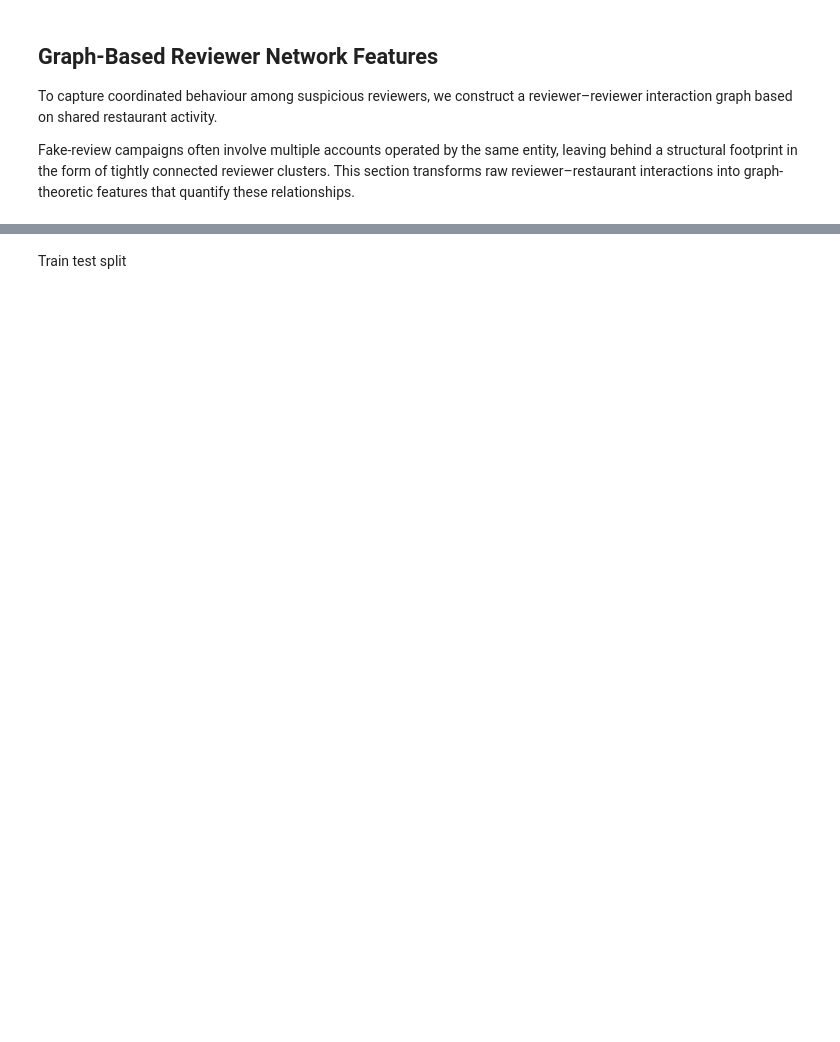
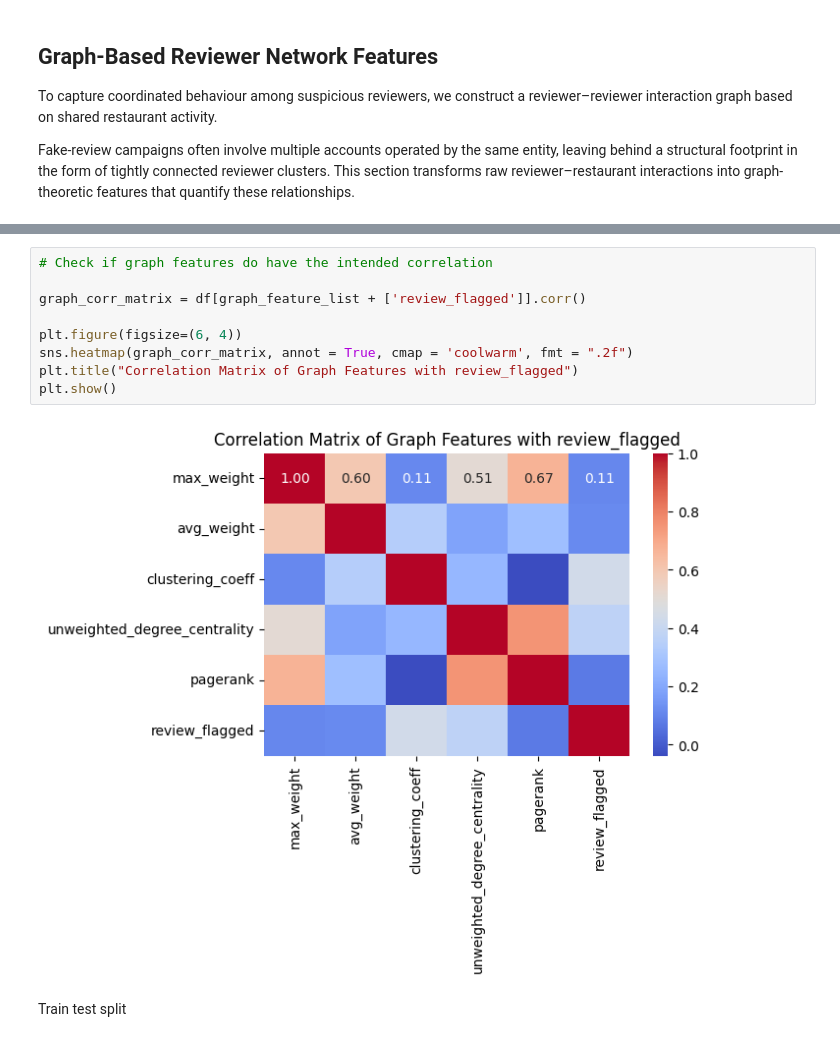
Before and after one commit to ginxaij/BT4012-Project, a Jupyter notebook: feature_engineering/feature_engineering_final.ipynb, the cells around one changed output, grey strips where cells are left out. Cells and saved outputs as stored; diff of their text form; blank space fills up the shorter version.

```diff
--- a/feature_engineering/feature_engineering_final.ipynb
+++ b/feature_engineering/feature_engineering_final.ipynb
@@ -240,3 +404,14 @@ KeyboardInterrupt:
+# %%
+# Check if graph features do have the intended correlation
+
+graph_corr_matrix = df[graph_feature_list + ['review_flagged']].corr()
+
+plt.figure(figsize=(6, 4))
+sns.heatmap(graph_corr_matrix, annot = True, cmap = 'coolwarm', fmt = ".2f")
+plt.title("Correlation Matrix of Graph Features with review_flagged")
+plt.show()
+# %% [output]
+[figure, added]
 # %% [markdown]
 Train test split
 # %%
```
Also changed, not shown: parts of 7 cells of this notebook.
